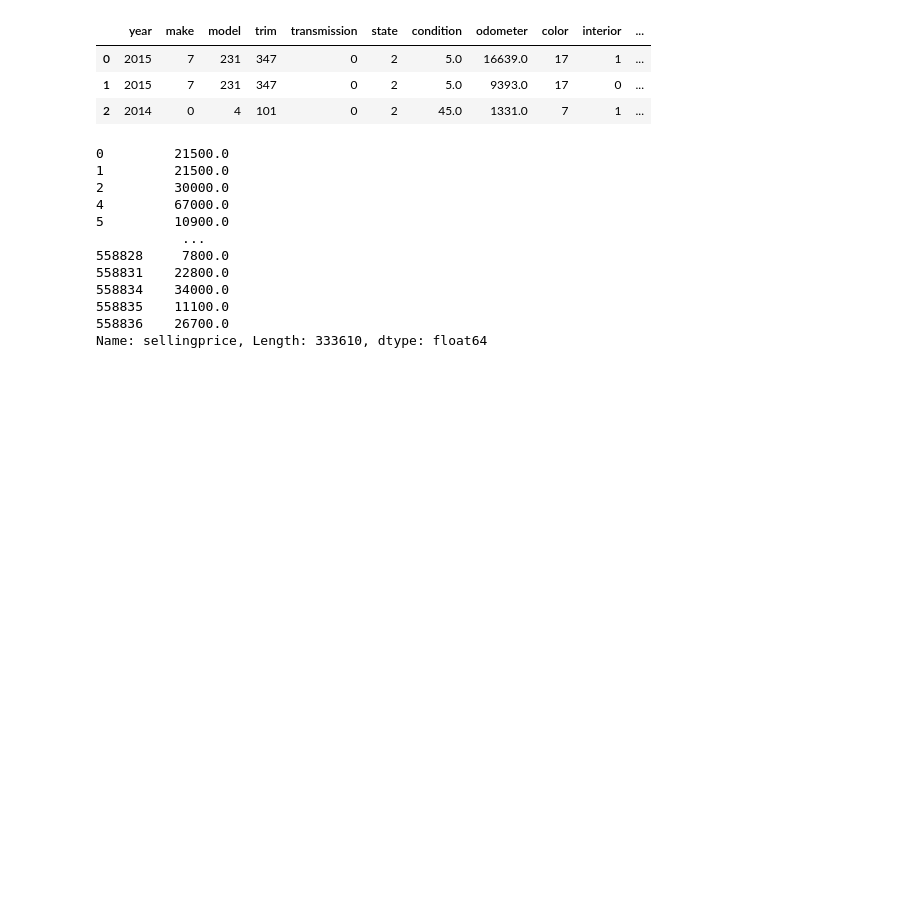
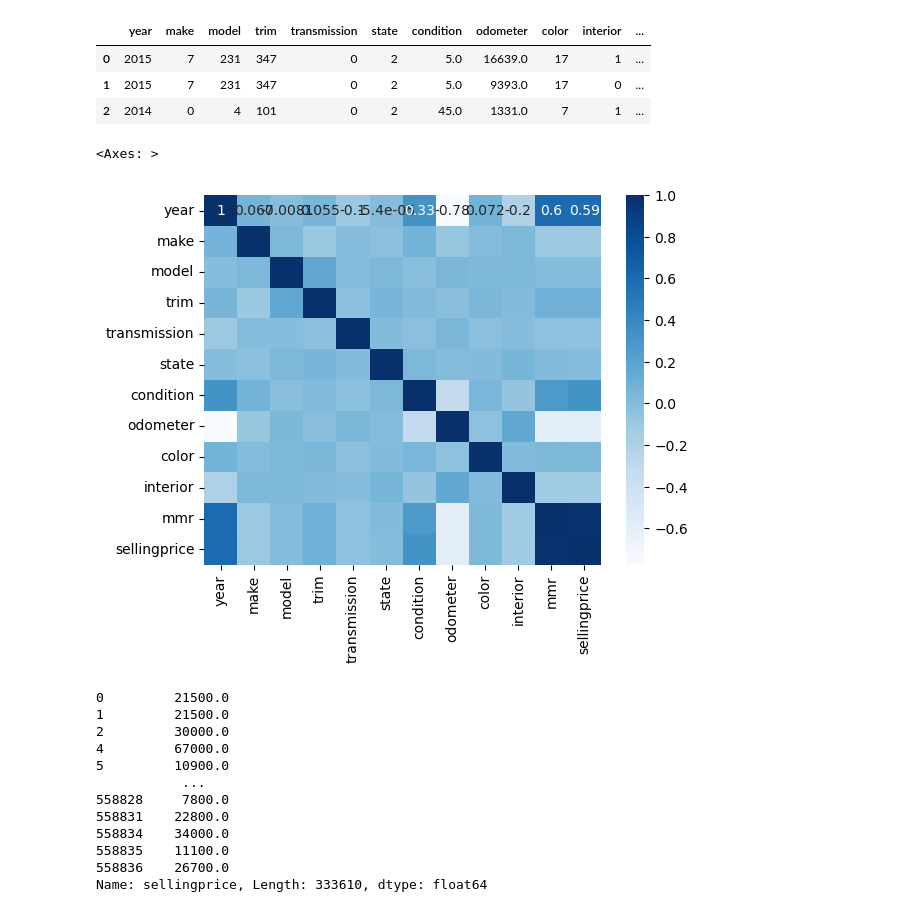
Before and after one commit to Graci98/Price_Predictions, a Jupyter notebook: Car_Price_Predictions.ipynb, the cells around one changed output. Saved outputs shown, nothing was run; the diff lists cells and outputs as text; code cells hidden in the pictures; blank space fills up the shorter version.

```diff
--- a/Car_Price_Predictions.ipynb
+++ b/Car_Price_Predictions.ipynb
@@ -188,6 +169,12 @@ tencar_df.head(3)
 | 0 | 2015 | 7 | 231 | 347 | 0 | 2 | 5.0 | 16639.0 | 17 | 1 | ... |
 | 1 | 2015 | 7 | 231 | 347 | 0 | 2 | 5.0 | 9393.0 | 17 | 0 | ... |
 | 2 | 2014 | 0 | 4 | 101 | 0 | 2 | 45.0 | 1331.0 | 7 | 1 | ... |
+# %%
+make_sales = tencar_df.corr()
+sns.heatmap(make_sales, cmap="Blues", annot=True)
+# %% [output]
+<Axes: >
+[figure, added]
 # %%
 scaler = MinMaxScaler()
 # %%
```
Also changed, not shown: parts of 42 cells of this notebook, 3 other files.
